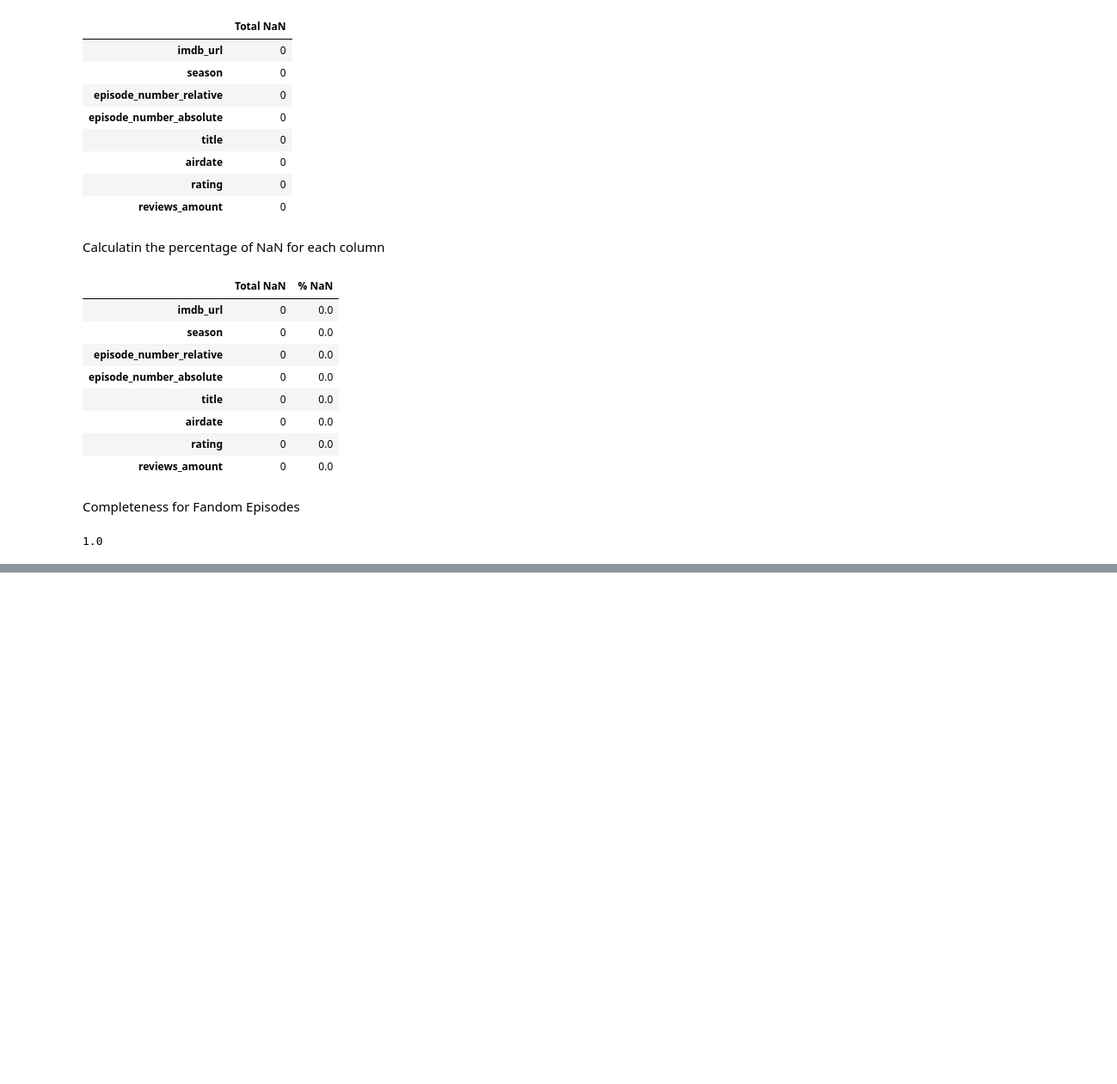
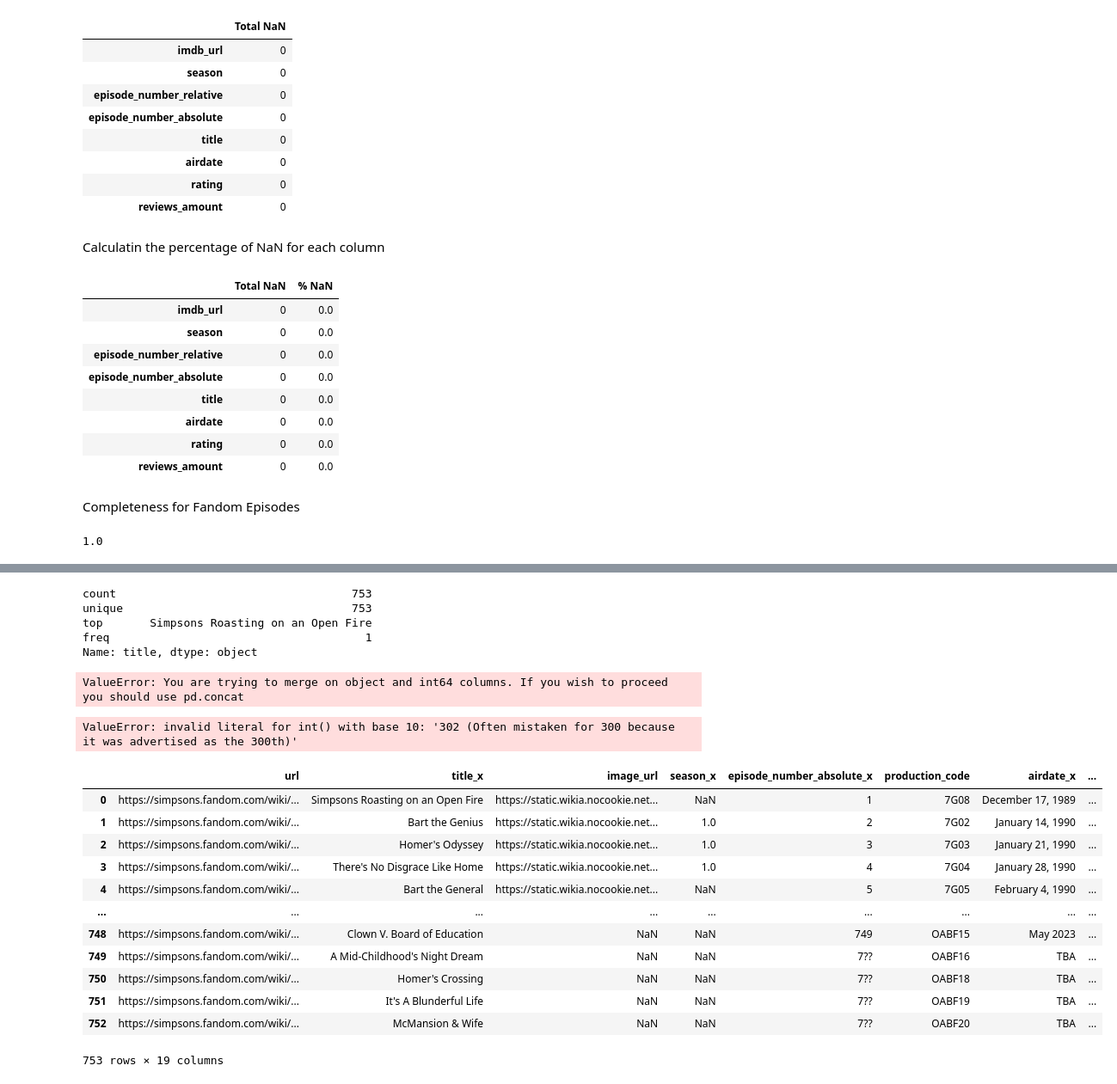
Before and after one commit to JuliaTsymbal/Data_Management_Project, a Jupyter notebook: raw_data_quality.ipynb, the cells around one changed output, grey strips where cells are left out. Shown at 86% size. Saved outputs shown, nothing was run; the diff lists cells and outputs as text; code cells hidden in the pictures; blank space fills up the shorter version.

```diff
--- a/raw_data_quality.ipynb
+++ b/raw_data_quality.ipynb
@@ -51,0 +108,8 @@ print(completezza_tab)
+# %%
+data2['title'].describe()
+# %% [output]
+count                                   753
+unique                                  753
+top       Simpsons Roasting on an Open Fire
+freq                                      1
+Name: title, dtype: object
@@ -51,0 +118,55 @@ print(completezza_tab)
+# %%
+def cleaner(title):
+    title = title.lower().replace("'","") \
+        .replace('_', "") \
+        .replace(',', "") \
+        .replace("/","") \
+        .replace('(', "") \
+        .replace(')', "") \
+        .replace("|","") \
+        .replace("-"," ") \
+        .replace(".","") \
+        .replace(':', "") \
+        .replace(";","") \
+        .replace("+","") \
+        .replace("[","") \
+        .replace(']', "") \
+        .replace("@","") \
+        .replace("&","") \
+        .replace("’","") \
+        .replace("0","").replace("1","") \
+        .replace("2","").replace("3","") \
+        .replace("4","").replace("5","") \
+        .replace("6","").replace("7","") \
+        .replace("8","").replace("9","") \
+        .replace("\"","")\
+        .replace("$", "")
+    return title
+# %%
+imdb_modi['title_clean'] = imdb_modi['title'].apply(lambda x: cleaner(x))
+# %%
+data2['title_clean'] = data2['title'].apply(lambda x: cleaner(x))
+# %%
+merged_ep = data2.merge(imdb_modi, on='episode_number_absolute', how = 'left')
+# %% [output]
+ValueError: You are trying to merge on object and int64 columns. If you wish to proceed you should use pd.concat
+# %%
+data2['episode_number_absolute']=data2['episode_number_absolute'].astype(int)
+# %% [output]
+ValueError: invalid literal for int() with base 10: '302 (Often mistaken for 300 because it was advertised as the 300th)'
+# %%
+merged_ep
+# %% [output]
+|  | url | title_x | image_url | season_x | episode_number_absolute_x | production_code | airdate_x | ... |
+| 0 | https://simpsons.fandom.com/wiki/... | Simpsons Roasting on an Open Fire | https://static.wikia.nocookie.net... | NaN | 1 | 7G08 | December 17, 1989 | ... |
+| 1 | https://simpsons.fandom.com/wiki/... | Bart the Genius | https://static.wikia.nocookie.net... | 1.0 | 2 | 7G02 | January 14, 1990 | ... |
+| 2 | https://simpsons.fandom.com/wiki/... | Homer's Odyssey | https://static.wikia.nocookie.net... | 1.0 | 3 | 7G03 | January 21, 1990 | ... |
+| 3 | https://simpsons.fandom.com/wiki/... | There's No Disgrace Like Home | https://static.wikia.nocookie.net... | 1.0 | 4 | 7G04 | January 28, 1990 | ... |
+| 4 | https://simpsons.fandom.com/wiki/... | Bart the General | https://static.wikia.nocookie.net... | NaN | 5 | 7G05 | February 4, 1990 | ... |
+| ... | ... | ... | ... | ... | ... | ... | ... | ... |
+| 748 | https://simpsons.fandom.com/wiki/... | Clown V. Board of Education | NaN | NaN | 749 | OABF15 | May 2023 | ... |
+| 749 | https://simpsons.fandom.com/wiki/... | A Mid-Childhood's Night Dream | NaN | NaN | 7?? | OABF16 | TBA | ... |
+| 750 | https://simpsons.fandom.com/wiki/... | Homer's Crossing | NaN | NaN | 7?? | OABF18 | TBA | ... |
+| 751 | https://simpsons.fandom.com/wiki/... | It's A Blunderful Life | NaN | NaN | 7?? | OABF19 | TBA | ... |
+| 752 | https://simpsons.fandom.com/wiki/... | McMansion & Wife | NaN | NaN | 7?? | OABF20 | TBA | ... |
+753 rows × 19 columns
```
Also changed, not shown: parts of 9 cells of this notebook, 2 other files.
